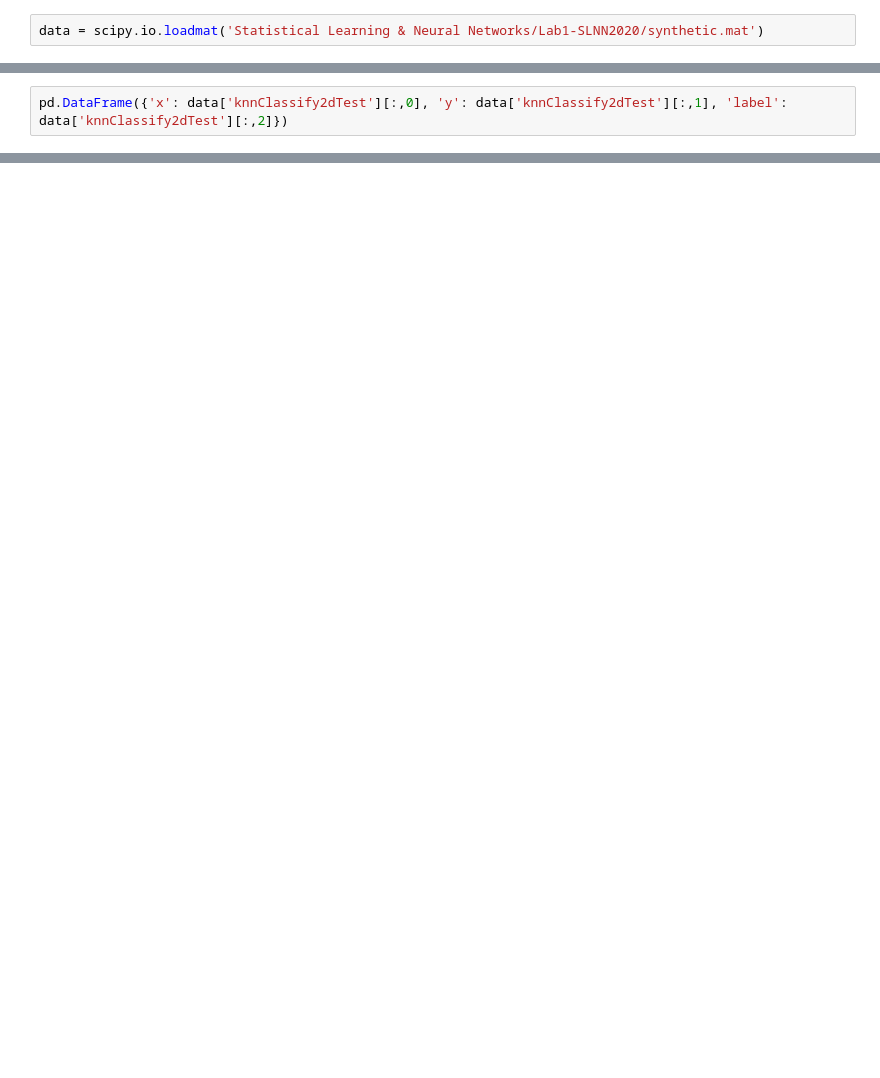
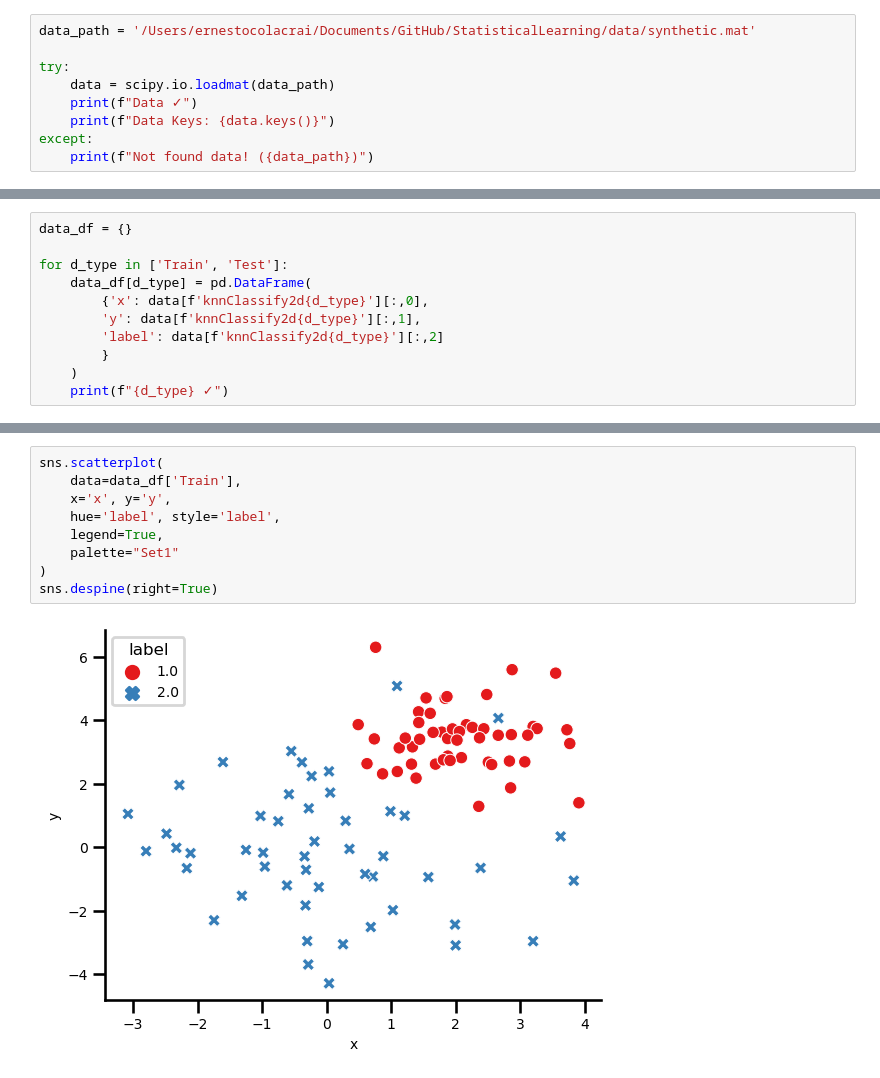
Before and after one commit to arnestc/StatisticalLearning, a Jupyter notebook: notebooks/01-synthetic-dataset.ipynb, the cells around one changed output, grey strips where cells are left out. Drawn from its saved outputs; the diff is of its cells as text; blank space fills up the shorter version.

Commit message:
plot train set

```diff
--- a/notebooks/01-synthetic-dataset.ipynb
+++ b/notebooks/01-synthetic-dataset.ipynb
@@ -5,2 +49,9 @@ import scipy.io
 # %%
-data = scipy.io.loadmat('Statistical Learning & Neural Networks/Lab1-SLNN2020/synthetic.mat')
+data_path = '/Users/ernestocolacrai/Documents/GitHub/StatisticalLearning/data/synthetic.mat'
+
+try:
+    data = scipy.io.loadmat(data_path)
+    print(f"Data ✓")
+    print(f"Data Keys: {data.keys()}")
+except:
+    print(f"Not found data! ({data_path})")
@@ -7,3 +61,12 @@ data = scipy.io.loadmat('Statistical Learning & Neural Networks/Lab1-SLNN2020/sy
 # %%
-pd.DataFrame({'x': data['knnClassify2dTest'][:,0], 'y': data['knnClassify2dTest'][:,1], 'label': data['knnClassify2dTest'][:,2]})
+data_df = {}
+
+for d_type in ['Train', 'Test']:
+    data_df[d_type] = pd.DataFrame(
+        {'x': data[f'knnClassify2d{d_type}'][:,0],
+        'y': data[f'knnClassify2d{d_type}'][:,1],
+        'label': data[f'knnClassify2d{d_type}'][:,2]
+        }
+    )
+    print(f"{d_type} ✓")
 # %% [output]
@@ -22,0 +91,11 @@ pd.DataFrame({'x': data['knnClassify2dTest'][:,0], 'y': data['knnClassify2dTest'
+# %%
+sns.scatterplot(
+    data=data_df['Train'],
+    x='x', y='y',
+    hue='label', style='label',
+    legend=True,
+    palette="Set1"
+)
+sns.despine(right=True)
+# %% [output]
+[figure, added]
```
Also changed, not shown: parts of 7 cells of this notebook.
